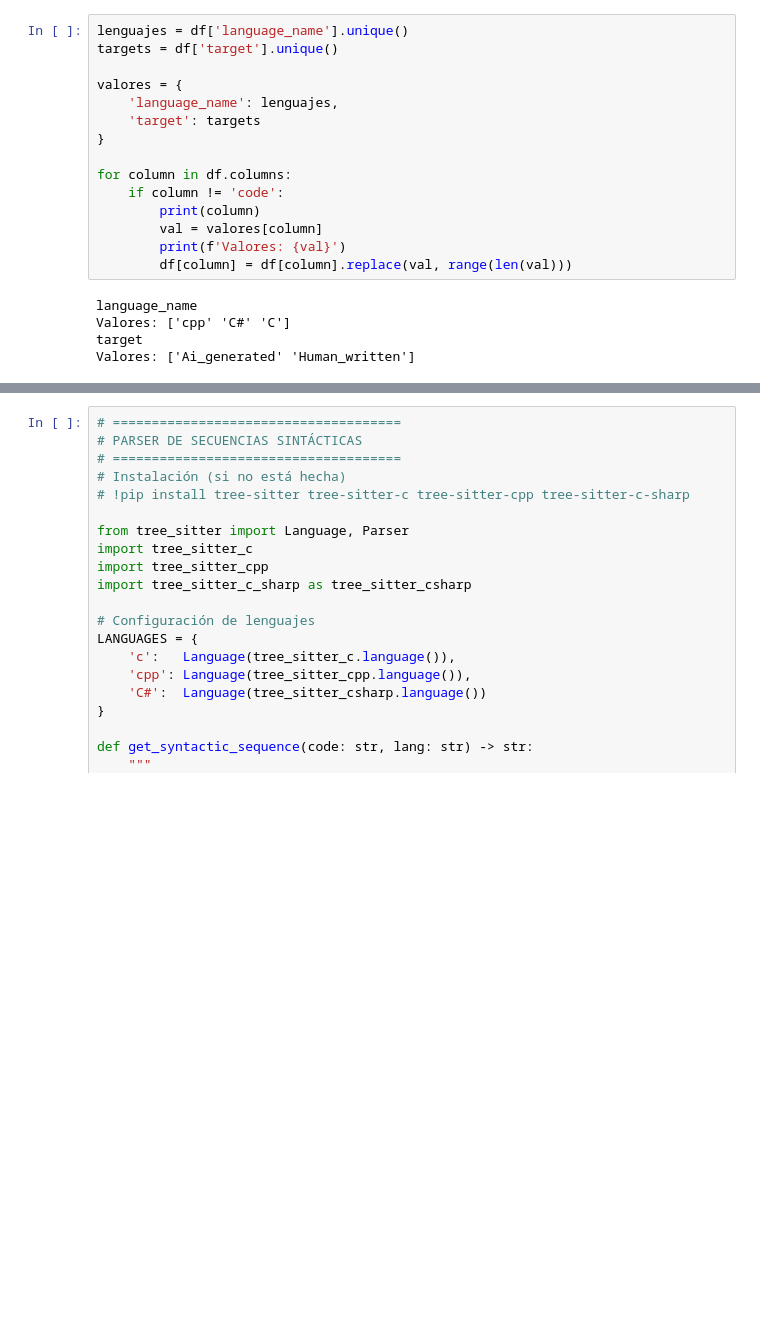
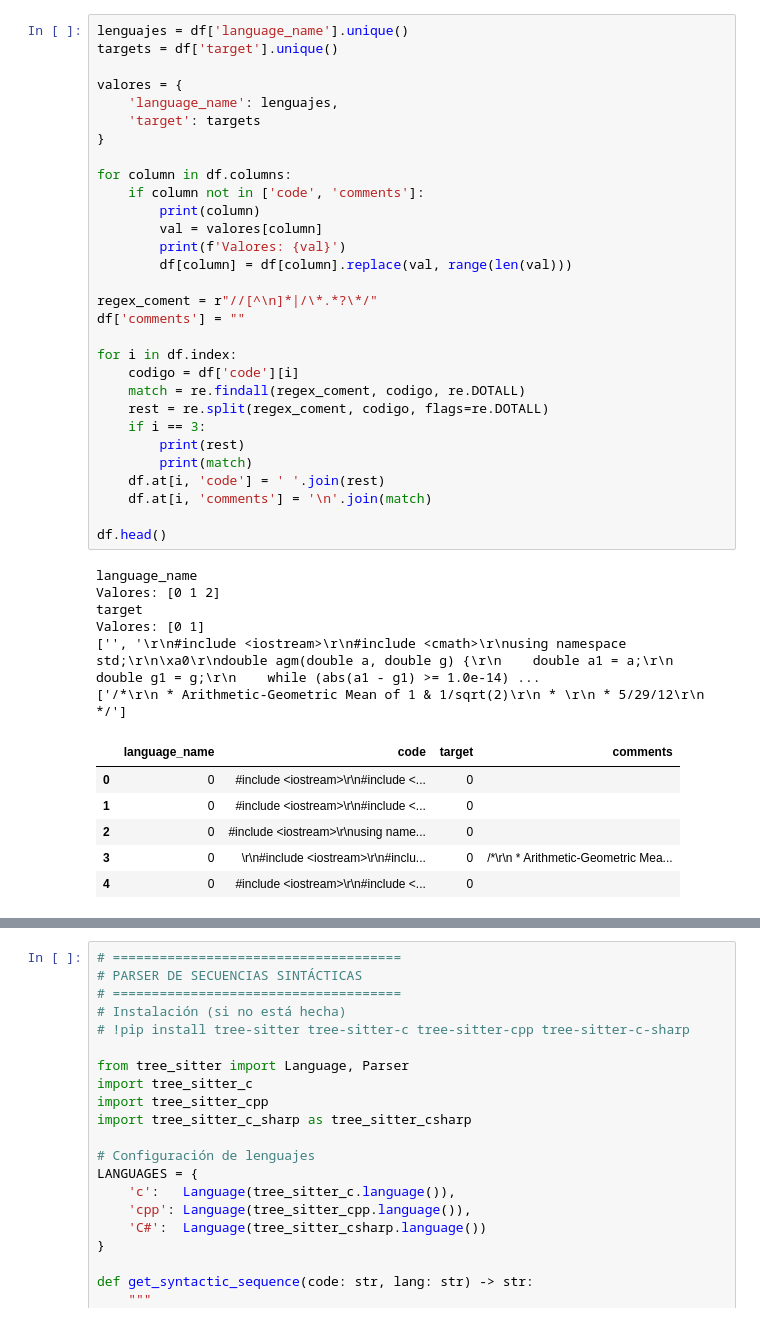
Before and after one commit to Johnccg/Clasificador_Humano_IA, a Jupyter notebook: modelo.ipynb, the cells around one changed output, grey strips where cells are left out. Cells and saved outputs as stored; diff of their text form; blank space fills up the shorter version.

Commit message:
Separar comentarios en columna separada

```diff
--- a/modelo.ipynb
+++ b/modelo.ipynb
@@ -41,23 +42,46 @@ memory usage: 1.1+ MB
 # %%
 lenguajes = df['language_name'].unique()
 targets = df['target'].unique()
 
 valores = {
     'language_name': lenguajes,
     'target': targets
 }
 
 for column in df.columns:
-    if column != 'code':
+    if column not in ['code', 'comments']:
         print(column)
         val = valores[column]
         print(f'Valores: {val}')
         df[column] = df[column].replace(val, range(len(val)))
+
+regex_coment = r"//[^\n]*|/\*.*?\*/"
+df['comments'] = ""
+
+for i in df.index:
+    codigo = df['code'][i]
+    match = re.findall(regex_coment, codigo, re.DOTALL)
+    rest = re.split(regex_coment, codigo, flags=re.DOTALL)
+    if i == 3:
+        print(rest)
+        print(match)
+    df.at[i, 'code'] = ' '.join(rest)
+    df.at[i, 'comments'] = '\n'.join(match)
+
+df.head()
 # %% [output]
 language_name
-Valores: ['cpp' 'C#' 'C']
+Valores: [0 1 2]
 target
-Valores: ['Ai_generated' 'Human_written']
+Valores: [0 1]
+['', '\r\n#include <iostream>\r\n#include <cmath>\r\nusing namespace std;\r\n\xa0\r\ndouble agm(double a, double g) {\r\n    double a1 = a;\r\n    double g1 = g;\r\n    while (abs(a1 - g1) >= 1.0e-14) ...
+['/*\r\n * Arithmetic-Geometric Mean of 1 & 1/sqrt(2)\r\n * \r\n * 5/29/12\r\n */']
+|  | language_name | code | target | comments |
+| 0 | 0 | #include <iostream>\r\n#include <... | 0 |  |
+| 1 | 0 | #include <iostream>\r\n#include <... | 0 |  |
+| 2 | 0 | #include <iostream>\r\nusing name... | 0 |  |
+| 3 | 0 | \r\n#include <iostream>\r\n#inclu... | 0 | /*\r\n * Arithmetic-Geometric Mea... |
+| 4 | 0 | #include <iostream>\r\n#include <... | 0 |  |
 # %%
 df_train = df.sample(frac=0.75, random_state=42)
 df_test = df.drop(df_train.index)
```
Also changed, not shown: parts of 2 cells of this notebook, 2 other files.
